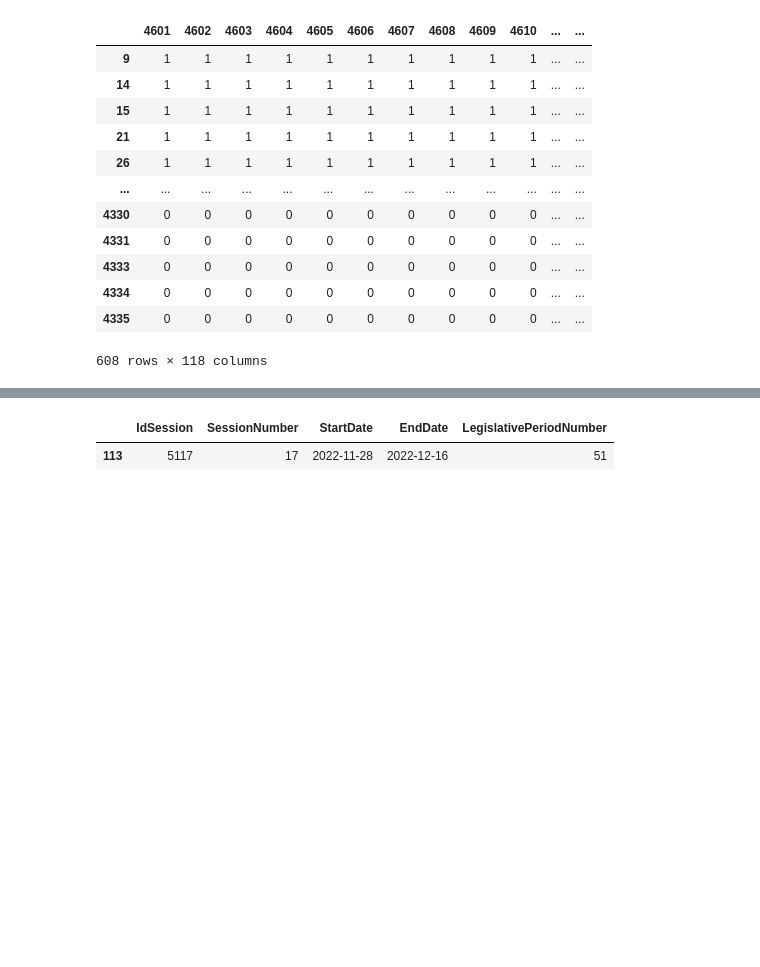
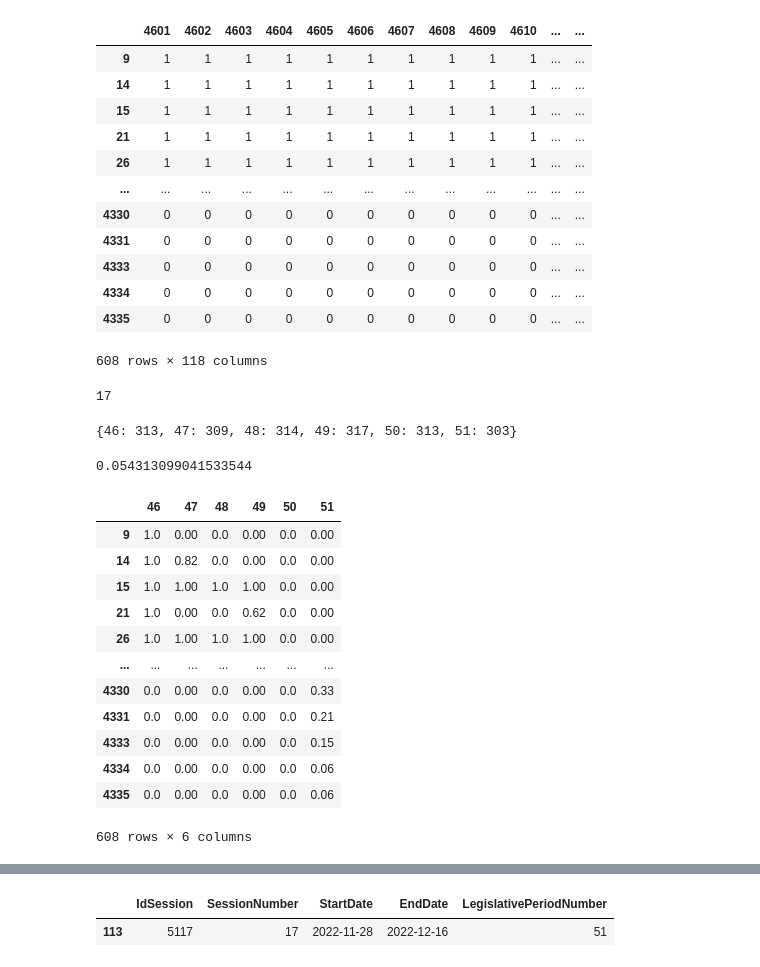
Before and after one commit to cgcrts/ef23_discours, a Jupyter notebook: data_processing.ipynb, the cells around one changed output, grey strips where cells are left out. Cells and saved outputs as stored; diff of their text form; code cells hidden in the pictures; blank space fills up the shorter version.

```diff
--- a/data_processing.ipynb
+++ b/data_processing.ipynb
@@ -727,3 +727,75 @@ all_members_sessions_dict['CN']
 | 4334 | 0 | 0 | 0 | 0 | 0 | 0 | 0 | 0 | 0 | 0 | ... | ... |
 | 4335 | 0 | 0 | 0 | 0 | 0 | 0 | 0 | 0 | 0 | 0 | ... | ... |
 608 rows × 118 columns
+# %%
+# get the duration of each session
+sessions_df['duration'] = sessions_df['EndDate'] - sessions_df['StartDate']
+sessions_df['duration'] = sessions_df['duration'].apply(lambda x: x.days + 1)
+# make a dict with duration for each session
+sessions_duration_dict = sessions_df.set_index('IdSession')['duration'].to_dict()
+sessions_duration_dict[4601]
+# %% [output]
+17
+# %%
+# get list of legislative numbers
+legis_list = list(sessions_df['LegislativePeriodNumber'].unique())
+
+# initalize legislative duration dict with legislative numbers
+legis_duration = dict()
+for legis in legis_list:
+    legis_duration[legis] = 0
+
+# get the total duration of each legislative
+for session, duration in sessions_duration_dict.items():
+    for legis in legis_list:
+        if str(session).startswith(str(legis)):
+            legis_duration[legis] += duration
+
+print(legis_duration)
+
+# get the weight of each session in the legislative
+session_weight = dict()
+
+for session, duration in sessions_duration_dict.items():
+    legis = str(session)[:2]
+    session_weight[session] = duration/legis_duration[int(legis)]
+
+session_weight[4601]
+# %% [output]
+{46: 313, 47: 309, 48: 314, 49: 317, 50: 313, 51: 303}
+0.054313099041533544
+# %%
+all_members_weighted_dict = dict()
+
+for council, df in all_members_sessions_dict.items():
+    members_weighted_df = df.copy()
+
+    # get the duration of each session for each member
+    for session, duration in session_ratio.items():
+        members_weighted_df[session] = members_weighted_df[session] * duration
+
+    # transpose df
+    members_weighted_df = members_weighted_df.T
+    # match the legislative number for each session
+    members_weighted_df = members_weighted_df.merge(sessions_df[['IdSession', 'LegislativePeriodNumber']], left_index=True, right_on='IdSession')
+    members_weighted_df = members_weighted_df.drop(columns='IdSession')
+
+    members_weighted_df = round(members_weighted_df.groupby('LegislativePeriodNumber').sum(), 2).T
+    members_weighted_df.columns.name = None
+    all_members_weighted_dict[council] = members_weighted_df
+
+all_members_weighted_dict['CN']
+# %% [output]
+|  | 46 | 47 | 48 | 49 | 50 | 51 |
+| 9 | 1.0 | 0.00 | 0.0 | 0.00 | 0.0 | 0.00 |
+| 14 | 1.0 | 0.82 | 0.0 | 0.00 | 0.0 | 0.00 |
+| 15 | 1.0 | 1.00 | 1.0 | 1.00 | 0.0 | 0.00 |
+| 21 | 1.0 | 0.00 | 0.0 | 0.62 | 0.0 | 0.00 |
+| 26 | 1.0 | 1.00 | 1.0 | 1.00 | 0.0 | 0.00 |
+| ... | ... | ... | ... | ... | ... | ... |
+| 4330 | 0.0 | 0.00 | 0.0 | 0.00 | 0.0 | 0.33 |
+| 4331 | 0.0 | 0.00 | 0.0 | 0.00 | 0.0 | 0.21 |
+| 4333 | 0.0 | 0.00 | 0.0 | 0.00 | 0.0 | 0.15 |
+| 4334 | 0.0 | 0.00 | 0.0 | 0.00 | 0.0 | 0.06 |
+| 4335 | 0.0 | 0.00 | 0.0 | 0.00 | 0.0 | 0.06 |
+608 rows × 6 columns
```
Also changed, not shown: parts of 16 cells of this notebook, 5 other files.
